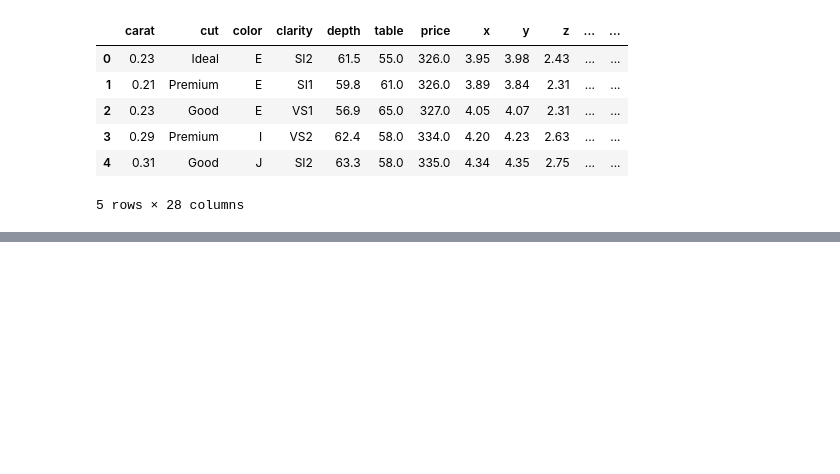
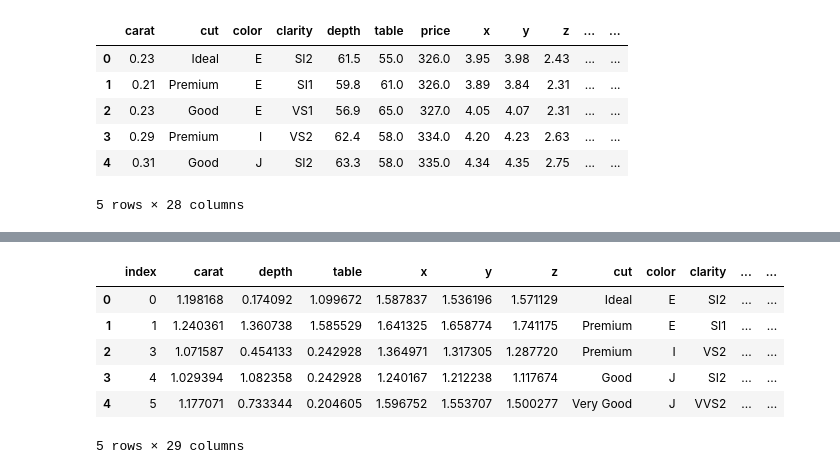
Before and after one commit to ArielJosephCohen/diamonds, a Jupyter notebook: first_model.ipynb, the cells around one changed output, grey strips where cells are left out. Saved outputs shown, nothing was run; the diff lists cells and outputs as text; code cells hidden in the pictures; blank space fills up the shorter version.

```diff
--- a/first_model.ipynb
+++ b/first_model.ipynb
@@ -194,0 +248,10 @@ df.head()
+# %%
+df_new.head()
+# %% [output]
+|  | index | carat | depth | table | x | y | z | cut | color | clarity | ... | ... |
+| 0 | 0 | 1.198168 | 0.174092 | 1.099672 | 1.587837 | 1.536196 | 1.571129 | Ideal | E | SI2 | ... | ... |
+| 1 | 1 | 1.240361 | 1.360738 | 1.585529 | 1.641325 | 1.658774 | 1.741175 | Premium | E | SI1 | ... | ... |
+| 2 | 3 | 1.071587 | 0.454133 | 0.242928 | 1.364971 | 1.317305 | 1.287720 | Premium | I | VS2 | ... | ... |
+| 3 | 4 | 1.029394 | 1.082358 | 0.242928 | 1.240167 | 1.212238 | 1.117674 | Good | J | SI2 | ... | ... |
+| 4 | 5 | 1.177071 | 0.733344 | 0.204605 | 1.596752 | 1.553707 | 1.500277 | Very Good | J | VVS2 | ... | ... |
+5 rows × 29 columns
```
Also changed, not shown: parts of 22 cells of this notebook.
